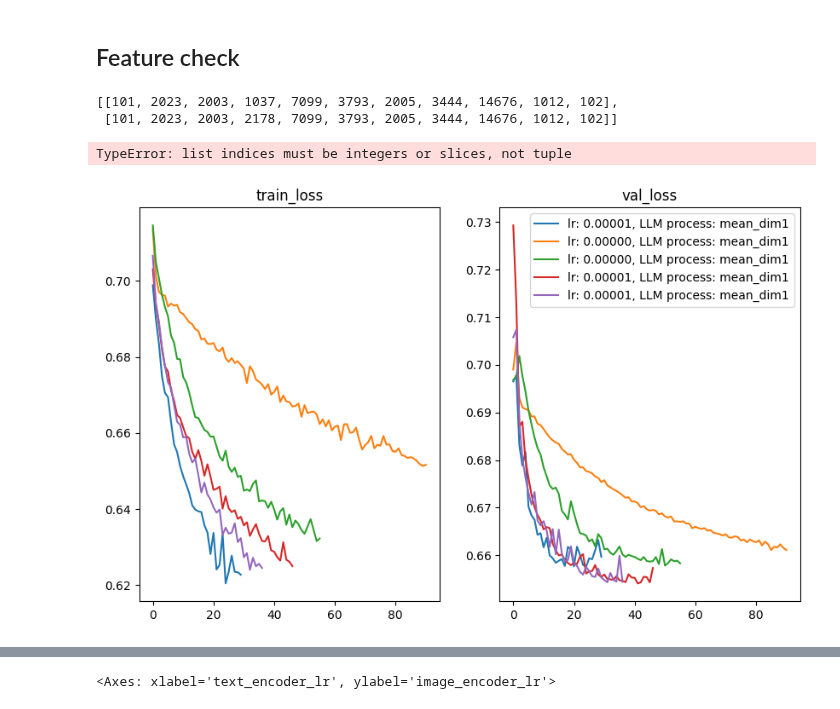
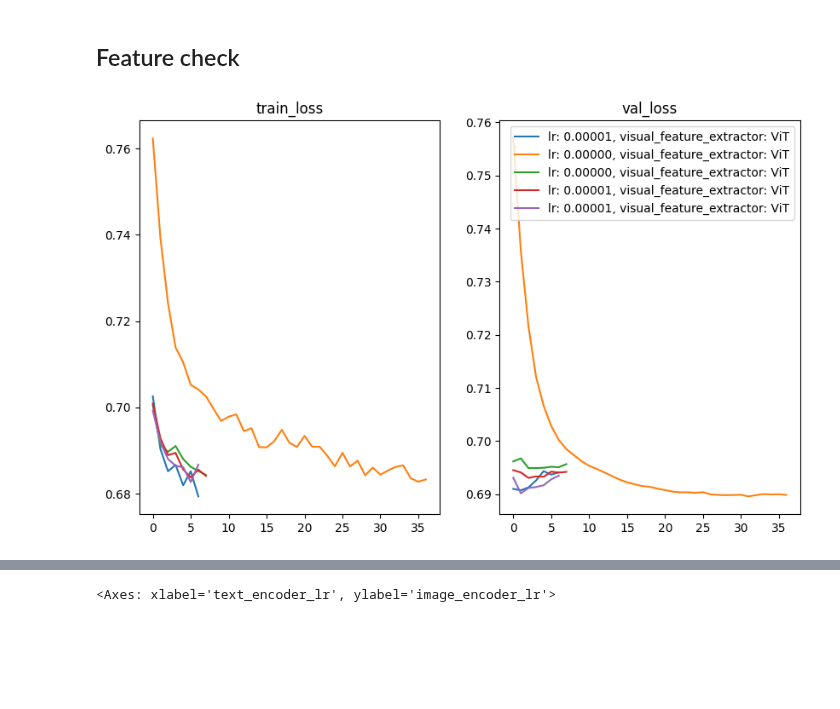
Before and after one commit to CeHouGIS/Safety_Perception_HK, a Jupyter notebook: safety_perception_model/single_model/feature_check.ipynb, the cells around one changed output, grey strips where cells are left out. Cells and saved outputs as stored; diff of their text form; code cells hidden in the pictures; blank space fills up the shorter version.

Commit message:
fix vit model

```diff
--- a/safety_perception_model/single_model/feature_check.ipynb
+++ b/safety_perception_model/single_model/feature_check.ipynb
@@ -40,52 +26,15 @@ encoded_text = tokenizer(
-# %%
-encoded_text['input_ids']
-# %% [output]
-[[101, 2023, 2003, 1037, 7099, 3793, 2005, 3444, 14676, 1012, 102],
- [101, 2023, 2003, 2178, 7099, 3793, 2005, 3444, 14676, 1012, 102]]
-# %%
-import transformers
-import torch
-import torch.nn as nn
-
-class TextExtractor(nn.Module):
-    def __init__(self, pretrained_model='Bert'):
-        super(TextExtractor, self).__init__()
-        if pretrained_model == 'Bert':
-            self.model = transformers.BertTokenizer.from_pretrained('bert-base-uncased')
-        if pretrained_model == 'GPT2':
-            self.model = transformers.GPT2Tokenizer.from_pretrained('gpt2')
-        if pretrained_model == 'DistilBert':
-            self.model = transformers.DistilBertModel.from_pretrained('distilbert-base-uncased')
-
-    def forward(self, x):
-        # 输入文本 x，返回提取的特征
-        with torch.no_grad():
-            print(x)
-            features = self.model(x)
-        return features
-
-# 示例文本
-sample_text = ["This is a sample text for feature extraction."]
-
-# 初始化TextExtractor
-text_extractor = TextExtractor(pretrained_model='DistilBert')
-
-# 提取特征
-features = text_extractor(sample_text)
-
-# 打印特征
-print(features)
-# %% [output]
-TypeError: list indices must be integers or slices, not tuple
 # %%
 fig, ax = plt.subplots(1, 2, figsize=(10, 6))
 cfg_df_group = cfg_df.groupby('safety_model_save_name')
 for name, group in cfg_df_group:
-    ax[0].plot( group['train_loss_list'], label=f"lr: {group['lr'].values[0]}, LLM process: {group['LLM_feature_process'].values[0]}")
-    ax[1].plot( group['val_loss_list'], label=f"lr: {group['lr'].values[0]:.5f}, LLM process: {group['LLM_feature_process'].values[0]}")
+    if group.loc[0, 'visual_feature_extractor'] != 'ViT':
+        continue
+    else:
+        ax[0].plot( group['train_loss_list'], label=f"lr: {group['lr'].values[0]}, visual_feature_extractor: {group['visual_feature_extractor'].values[0]}")
+        ax[1].plot( group['val_loss_list'], label=f"lr: {group['lr'].values[0]:.5f}, visual_feature_extractor: {group['visual_feature_extractor'].values[0]}")
 ax[0].set_title('train_loss')
 ax[1].set_title('val_loss')
 plt.legend()
 plt.show()
 # %% [output]
-[figure, old version]
+[figure, new version]
```
Also changed, not shown: parts of 7 cells of this notebook, 1 other file.
